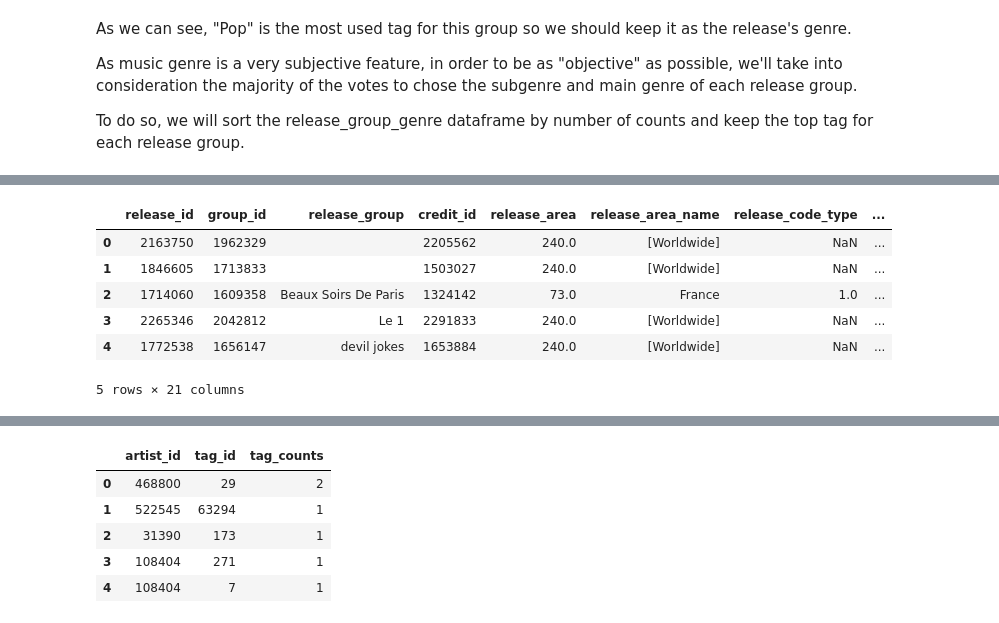
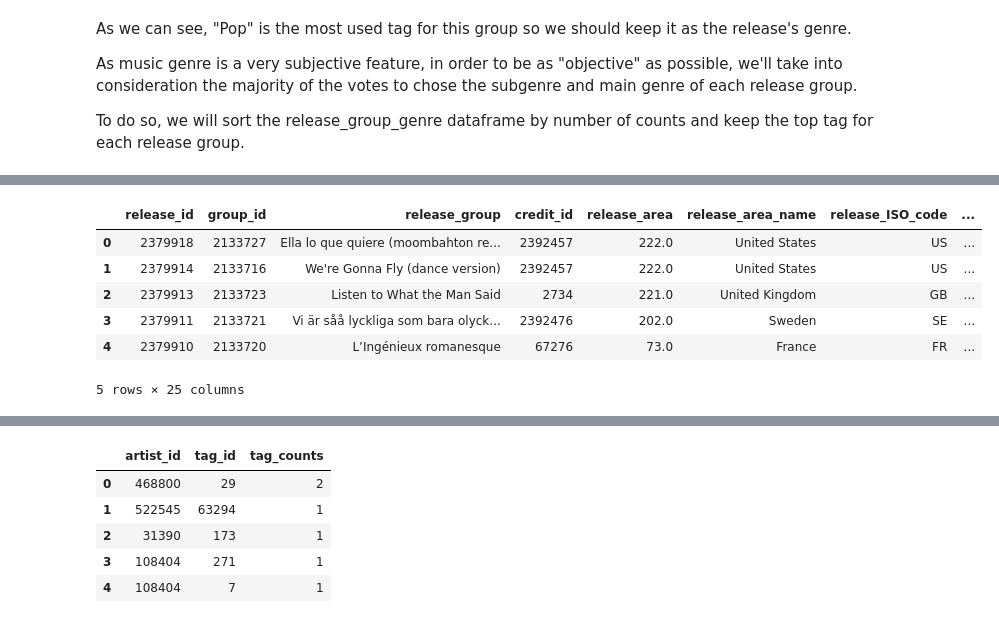
Before and after one commit to AInhoa84/Music_genre_visual_evolution, a Jupyter notebook: Data_gathering_music_genre.ipynb, the cells around one changed output, grey strips where cells are left out. Drawn from its saved outputs; the diff is of its cells as text; code cells hidden in the pictures.

```diff
--- a/Data_gathering_music_genre.ipynb
+++ b/Data_gathering_music_genre.ipynb
@@ -13,0 +43,4 @@ import time
+# %%
+#We import our main dataframe from the previous notebook:
+df = pd.read_csv('Dataframe_with_origin.csv', sep='\t', header=0, encoding='utf-8')
+df.head()
@@ -286,17 +304,12 @@ dataframe.head()
 # %%
-#Now, we will join our main dataframe with release_group_genre:
-
-#1) We need to make small changes in dataframe for that:
-dataframe.rename(columns={'group_id_x':'group_id'}, inplace=True)
-
-#2) And now we can merge both:
-main_df = pd.merge(dataframe, release_group_genre, how='left', on='group_id')
+#We merge both dataframes:
+main_df = pd.merge(df, release_group_genre, how='left', on='group_id')
 main_df.head()
 # %% [output]
-|  | release_id | group_id | release_group | credit_id | release_area | release_area_name | release_code_type | ... |
-| 0 | 2163750 | 1962329 |  | 2205562 | 240.0 | [Worldwide] | NaN | ... |
-| 1 | 1846605 | 1713833 |  | 1503027 | 240.0 | [Worldwide] | NaN | ... |
-| 2 | 1714060 | 1609358 | Beaux Soirs De Paris | 1324142 | 73.0 | France | 1.0 | ... |
-| 3 | 2265346 | 2042812 | Le 1 | 2291833 | 240.0 | [Worldwide] | NaN | ... |
-| 4 | 1772538 | 1656147 | devil jokes | 1653884 | 240.0 | [Worldwide] | NaN | ... |
+|  | release_id | group_id | release_group | credit_id | release_area | release_area_name | release_ISO_code | ... |
+| 0 | 2379918 | 2133727 | Ella lo que quiere (moombahton re... | 2392457 | 222.0 | United States | US | ... |
+| 1 | 2379914 | 2133716 | We're Gonna Fly (dance version) | 2392457 | 222.0 | United States | US | ... |
+| 2 | 2379913 | 2133723 | Listen to What the Man Said | 2734 | 221.0 | United Kingdom | GB | ... |
+| 3 | 2379911 | 2133721 | Vi är såå lyckliga som bara olyck... | 2392476 | 202.0 | Sweden | SE | ... |
+| 4 | 2379910 | 2133720 | L’Ingénieux romanesque | 67276 | 73.0 | France | FR | ... |
-5 rows × 21 columns
+5 rows × 25 columns
```
Also changed, not shown: parts of 52 cells of this notebook.
